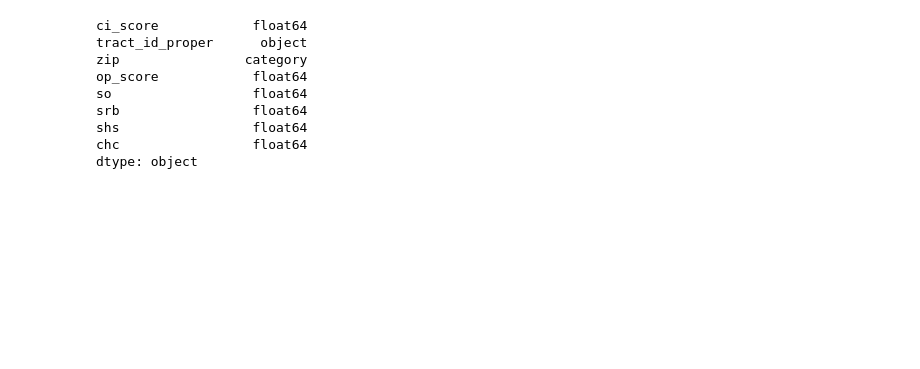
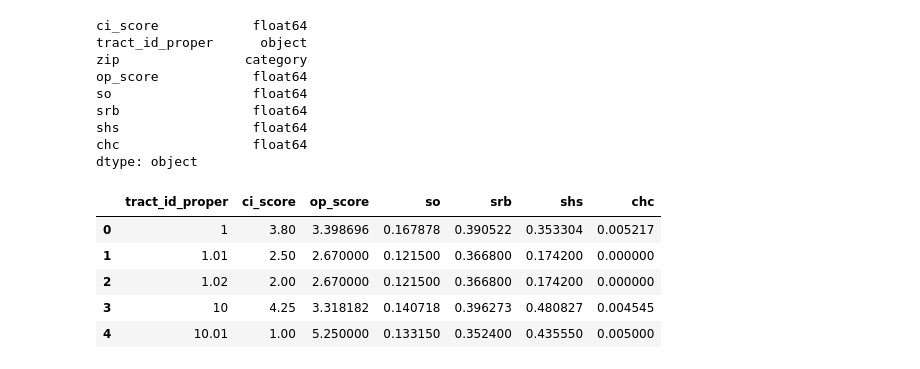
Before and after one commit to datavistics/datavizrequests, a Jupyter notebook: Community Impact and Opportunity/src/Zip Code to Census Tract.ipynb, the cells around one changed output. Saved outputs shown, nothing was run; the diff lists cells and outputs as text; code cells hidden in the pictures; blank space fills up the shorter version.

```diff
--- a/Community Impact and Opportunity/src/Zip Code to Census Tract.ipynb
+++ b/Community Impact and Opportunity/src/Zip Code to Census Tract.ipynb
@@ -154,4 +176,12 @@ shs                 float64
 chc                 float64
 dtype: object
 # %%
-final = df.groupby('tract_id_proper').mean().head(50)
+final = df.groupby('tract_id_proper').mean().reset_index()
+final.head()
+# %% [output]
+|  | tract_id_proper | ci_score | op_score | so | srb | shs | chc |
+| 0 | 1 | 3.80 | 3.398696 | 0.167878 | 0.390522 | 0.353304 | 0.005217 |
+| 1 | 1.01 | 2.50 | 2.670000 | 0.121500 | 0.366800 | 0.174200 | 0.000000 |
+| 2 | 1.02 | 2.00 | 2.670000 | 0.121500 | 0.366800 | 0.174200 | 0.000000 |
+| 3 | 10 | 4.25 | 3.318182 | 0.140718 | 0.396273 | 0.480827 | 0.004545 |
+| 4 | 10.01 | 1.00 | 5.250000 | 0.133150 | 0.352400 | 0.435550 | 0.005000 |
```
Also changed, not shown: parts of 5 cells of this notebook, 3 other files.
